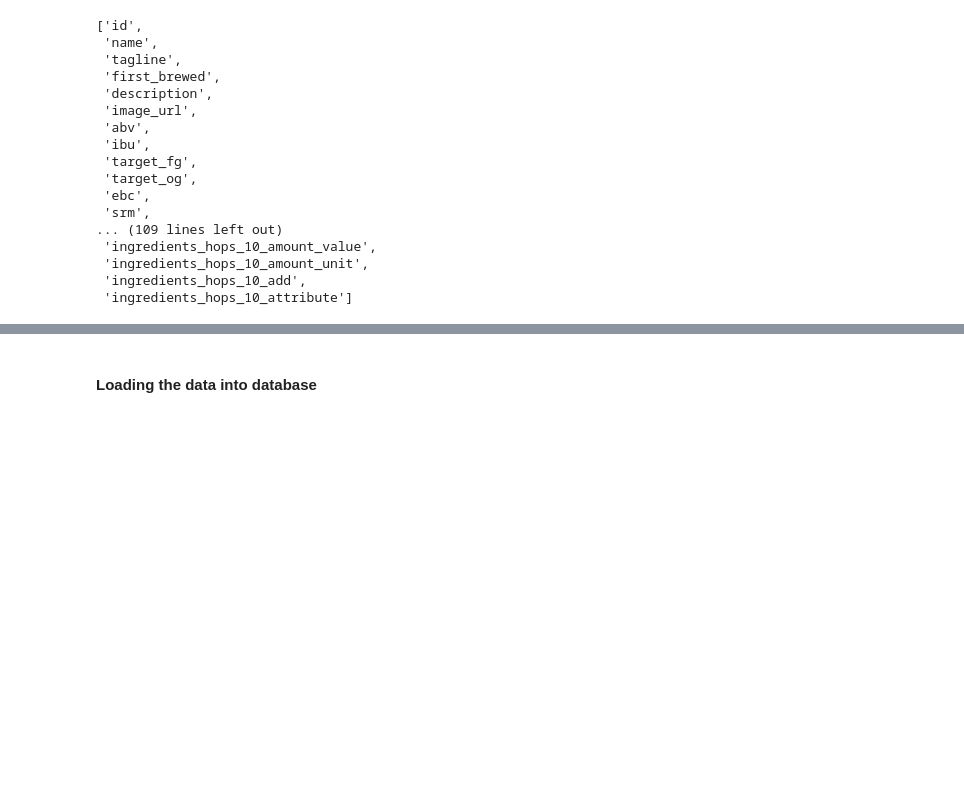
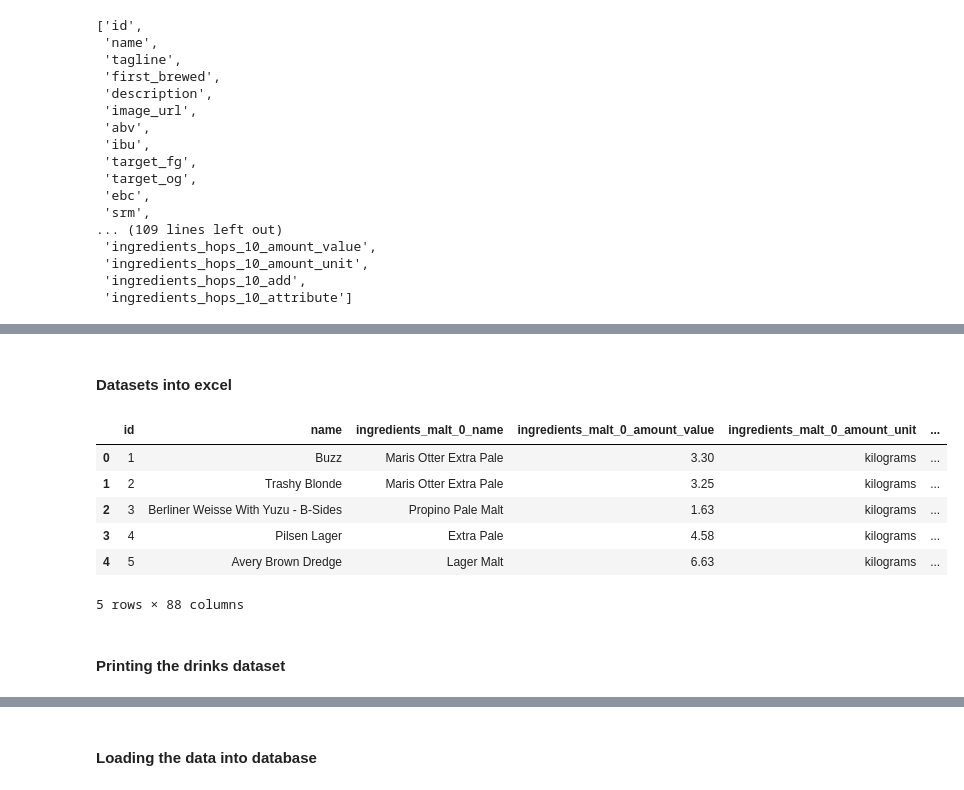
Before and after one commit to SuprajaBoyapati/pda-project, a Jupyter notebook: api_extract.ipynb, the cells around one changed output, grey strips where cells are left out. Saved outputs shown, nothing was run; the diff lists cells and outputs as text; code cells hidden in the pictures; blank space fills up the shorter version.

```diff
--- a/api_extract.ipynb
+++ b/api_extract.ipynb
@@ -169,7 +196,7 @@ food_pairing_df = final_df[['id',
  'food_pairing_2',
  'food_pairing_3']]
 
-ingredients_df = final_df[['id',
+mixing_new_df = final_df[['id',
   'name',
  'ingredients_malt_0_name',
  'ingredients_malt_0_amount_value',
@@ -298,0 +287,2 @@ drinks_df.head()
+# %% [markdown]
+####  Datasets into excel
@@ -298,0 +302,12 @@ drinks_df.head()
+# %%
+mixing_new_df.head()
+# %% [output]
+|  | id | name | ingredients_malt_0_name | ingredients_malt_0_amount_value | ingredients_malt_0_amount_unit | ... |
+| 0 | 1 | Buzz | Maris Otter Extra Pale | 3.30 | kilograms | ... |
+| 1 | 2 | Trashy Blonde | Maris Otter Extra Pale | 3.25 | kilograms | ... |
+| 2 | 3 | Berliner Weisse With Yuzu - B-Sides | Propino Pale Malt | 1.63 | kilograms | ... |
+| 3 | 4 | Pilsen Lager | Extra Pale | 4.58 | kilograms | ... |
+| 4 | 5 | Avery Brown Dredge | Lager Malt | 6.63 | kilograms | ... |
+5 rows × 88 columns
+# %% [markdown]
+####  Printing the drinks dataset
```
Also changed, not shown: parts of 53 cells of this notebook.
